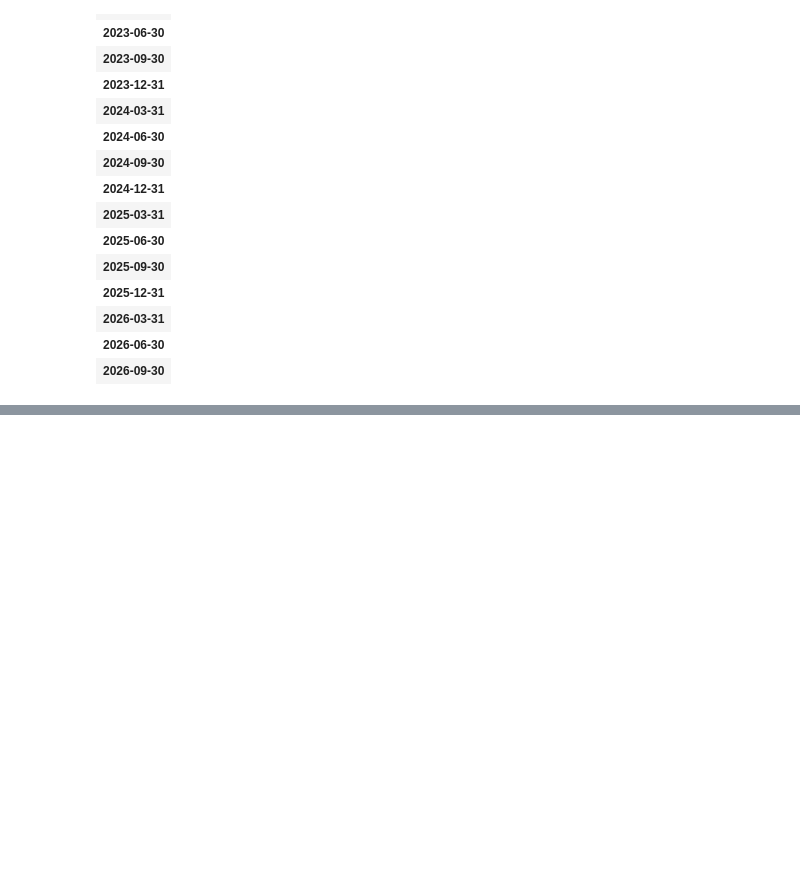
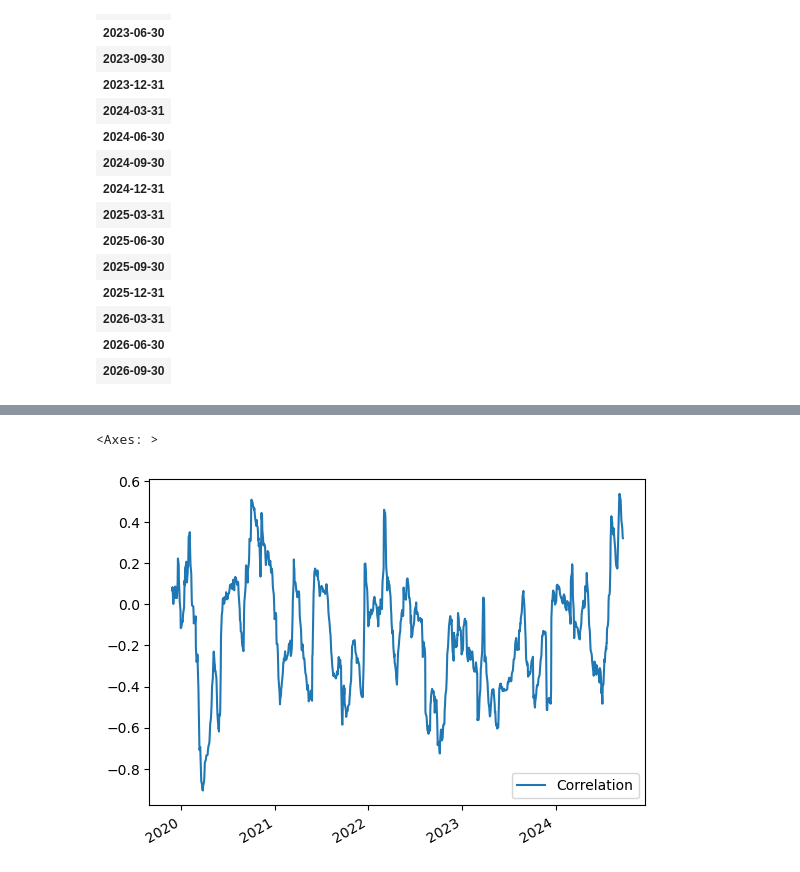
Before and after one commit to ab123-bruh/fund_temp, a Jupyter notebook: mvdevelop.ipynb, the cells around one changed output, grey strips where cells are left out. Cells and saved outputs as stored; diff of their text form; code cells hidden in the pictures; blank space fills up the shorter version.

```diff
--- a/mvdevelop.ipynb
+++ b/mvdevelop.ipynb
@@ -617,0 +710,9 @@ pd.DataFrame(index=pd.date_range(start="2022-09-30",end="2026-09-30",freq="Q-MAR
+# %%
+import numpy as np
+corr = pd.DataFrame(df["Volume"].rolling(window=50).corr(df["Open"]),
+                    index=df.index.tolist(),columns=["Correlation"]).dropna()
+
+corr.plot()
+# %% [output]
+<Axes: >
+[figure, added]
```
Also changed, not shown: parts of 5 cells of this notebook, 2 other files.
